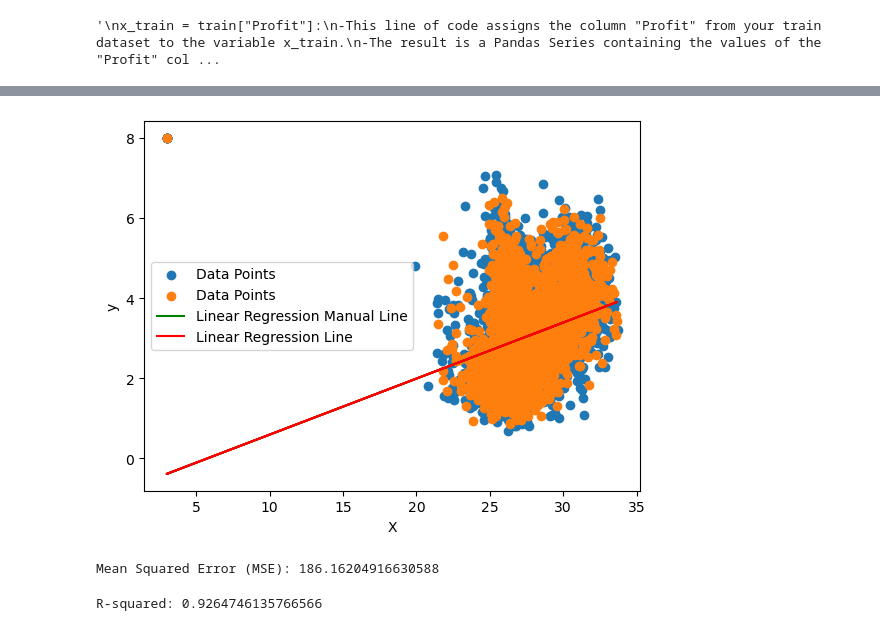
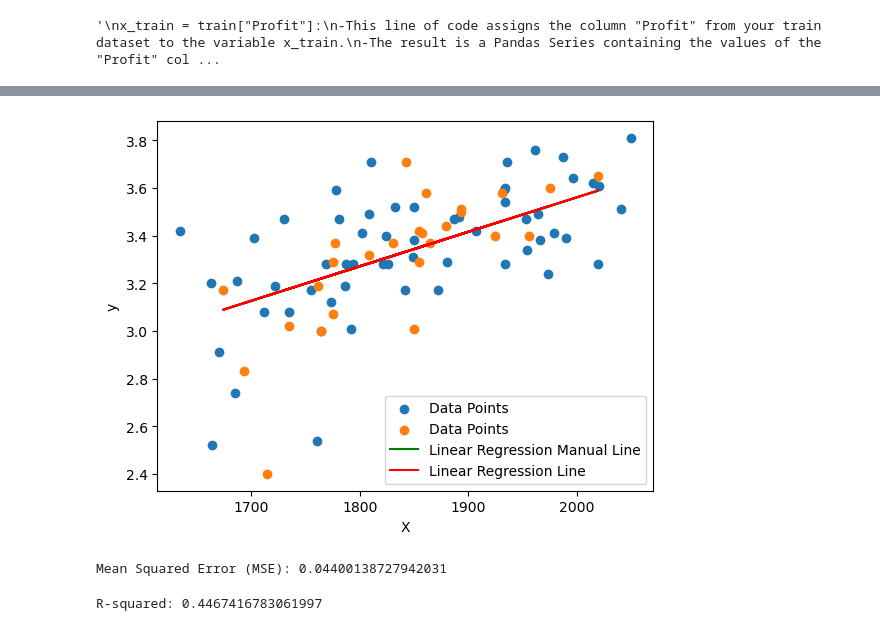
Before and after one commit to lhgiang040504/AI, a Jupyter notebook: Machine_Learning/Supervised_Learning/Linear_Regression/simple/model_Built.ipynb, the cells around one changed output, grey strips where cells are left out. Cells and saved outputs as stored; diff of their text form; code cells hidden in the pictures.

Commit message:
add another dataset

```diff
--- a/Machine_Learning/Supervised_Learning/Linear_Regression/simple/model_Built.ipynb
+++ b/Machine_Learning/Supervised_Learning/Linear_Regression/simple/model_Built.ipynb
@@ -11,18 +11,18 @@ from sklearn.metrics import r2_score
 import simple_LinearRegression as SLR
 # %%
 # Get the data which need to predict
-df = pd.read_csv("csv_file.csv")
+df = pd.read_csv("dataset.csv")
 # %%
 # Splitting the DataFrame into training and testing sets with a 70-30 split ratio
 # and specifying a random seed for reproducibility
 train, test = train_test_split(df, test_size = 0.3, random_state=40)
 
 # Split the data again to simplify the problem with curr practice
-x_train = train[["Temperature"]]
-y_train = train[["Wind_Speed"]]
+x_train = train[["SAT"]]
+y_train = train[["GPA"]]
 
-x_test = test[["Temperature"]]
-y_test = test[["Wind_Speed"]]
+x_test = test[["SAT"]]
+y_test = test[["GPA"]]
 
 """
 x_train = train["Profit"]:
@@ -93,31 +123,31 @@ print(y_pred - y_predManual)
 # %%
 # Plot the data points and regression line
 plt.scatter(x_train, y_train, label="Data Points")
 plt.scatter(x_test, y_test, label="Data Points")
-plt.plot(x_test["Temperature"].values.reshape(-1, 1), y_predManual, color='green', label="Linear Regression Manual Line")
-plt.plot(x_test["Temperature"].values.reshape(-1, 1), y_pred, color='red', label="Linear Regression Line")
+plt.plot(x_test["SAT"].values.reshape(-1, 1), y_predManual, color='green', label="Linear Regression Manual Line")
+plt.plot(x_test["SAT"].values.reshape(-1, 1), y_pred, color='red', label="Linear Regression Line")
 
 plt.xlabel("X")
 plt.ylabel("y")
 plt.legend()
 plt.show()
 # %% [output]
-[figure, old version]
+[figure, new version]
 # %%
 # Compute cost
 # Calculate the Mean Squared Error (MSE) as the cost
-mse = mean_squared_error(y_test["R&D Spend"].values.reshape(-1, 1)/1000, y_pred/1000)
+mse = mean_squared_error(y_test["GPA"].values.reshape(-1, 1), y_pred)
 
 # Print the MSE (cost)
 print("Mean Squared Error (MSE):", mse)
 # %% [output]
-Mean Squared Error (MSE): 186.16204916630588
+Mean Squared Error (MSE): 0.04400138727942031
 # %%
 
 # Assuming y_true contains the true values and y_pred contains the predicted values
-r_squared = r2_score(y_test["R&D Spend"].values.reshape(-1, 1), y_pred)
+r_squared = r2_score(y_test["GPA"].values.reshape(-1, 1), y_pred)
 
 # Print the R-squared value
 print("R-squared:", r_squared)
 # %% [output]
-R-squared: 0.9264746135766566
+R-squared: 0.4467416783061997
```
Also changed, not shown: parts of 3 cells of this notebook.
